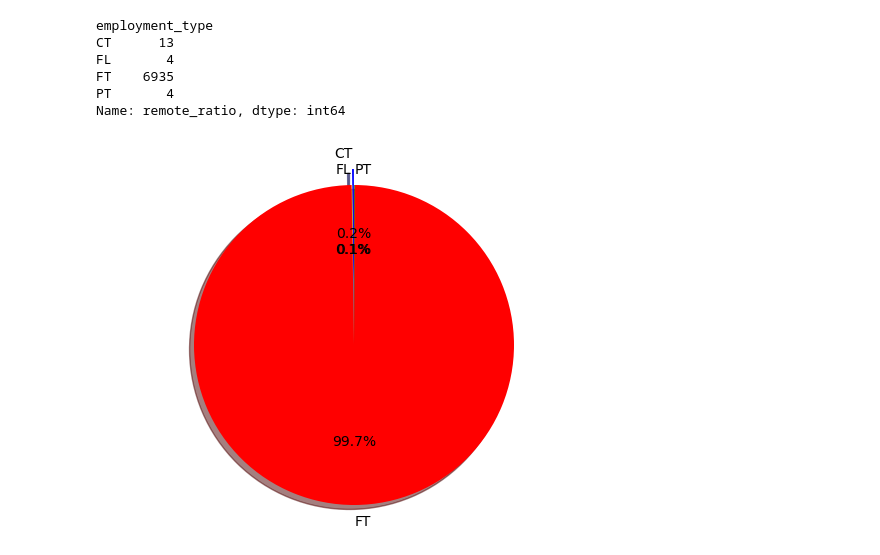
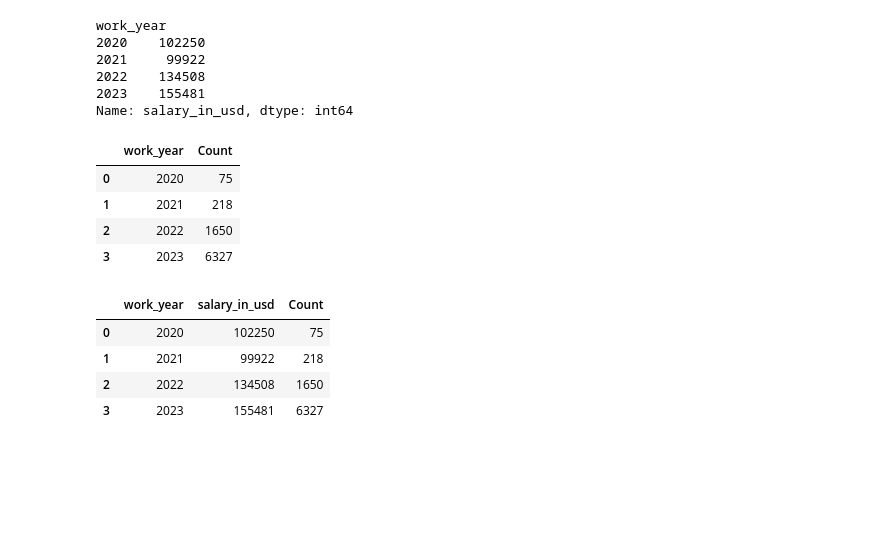
Before and after one commit to thundich/Project-1, a Jupyter notebook: Salaryexperiencefile.ipynb, the cells around one changed output. Saved outputs shown, nothing was run; the diff lists cells and outputs as text; code cells hidden in the pictures; blank space fills up the shorter version.

```diff
--- a/Salaryexperiencefile.ipynb
+++ b/Salaryexperiencefile.ipynb
@@ -157,25 +24,31 @@ plt.show()
-# %%
-us_df = country_df[country_df['company_location']=='US']
-remote = country_df[country_df['remote_ratio'] == '100']
-remote_us = us_df.groupby("employment_type").remote_ratio.count()
-remote_us
-# %% [output]
-employment_type
-CT      13
-FL       4
-FT    6935
-PT       4
-Name: remote_ratio, dtype: int64
-# %%
-remote = [13,4,6935,4]
-types = ['CT', 'FL', 'FT', 'PT']
-colors = ["blue", "yellow", "red","green"]
-explode = (0.1,0,0,0)
-
-plt.pie(remote, explode=explode, labels=types, colors=colors,
-        autopct="%1.1f%%", shadow=True, startangle=90)
-plt.axis("equal")
-plt.savefig('Remote(US) vs Employment Type.png', transparent=True)
-plt.show()
-# %% [output]
-[figure, removed]
+# %%
+# Salary Avg. by year
+Salary_by_year_average = Salary_Data_df.groupby(["work_year"])["salary_in_usd"].mean().astype(np.int64)
+Salary_by_year_average
+# %% [output]
+work_year
+2020    102250
+2021     99922
+2022    134508
+2023    155481
+Name: salary_in_usd, dtype: int64
+# %%
+# count of salaries by year
+Salary_by_year_count = Salary_Data_df.groupby(["work_year"]).count()["salary_in_usd"].reset_index(name="Count")
+Salary_by_year_count
+# %% [output]
+|  | work_year | Count |
+| 0 | 2020 | 75 |
+| 1 | 2021 | 218 |
+| 2 | 2022 | 1650 |
+| 3 | 2023 | 6327 |
+# %%
+#combine
+Table_for_plot = pd.merge(Salary_by_year_average, Salary_by_year_count, on=["work_year"], how= "outer")
+Table_for_plot
+# %% [output]
+|  | work_year | salary_in_usd | Count |
+| 0 | 2020 | 102250 | 75 |
+| 1 | 2021 | 99922 | 218 |
+| 2 | 2022 | 134508 | 1650 |
+| 3 | 2023 | 155481 | 6327 |
```
Also changed, not shown: parts of 19 cells of this notebook.
